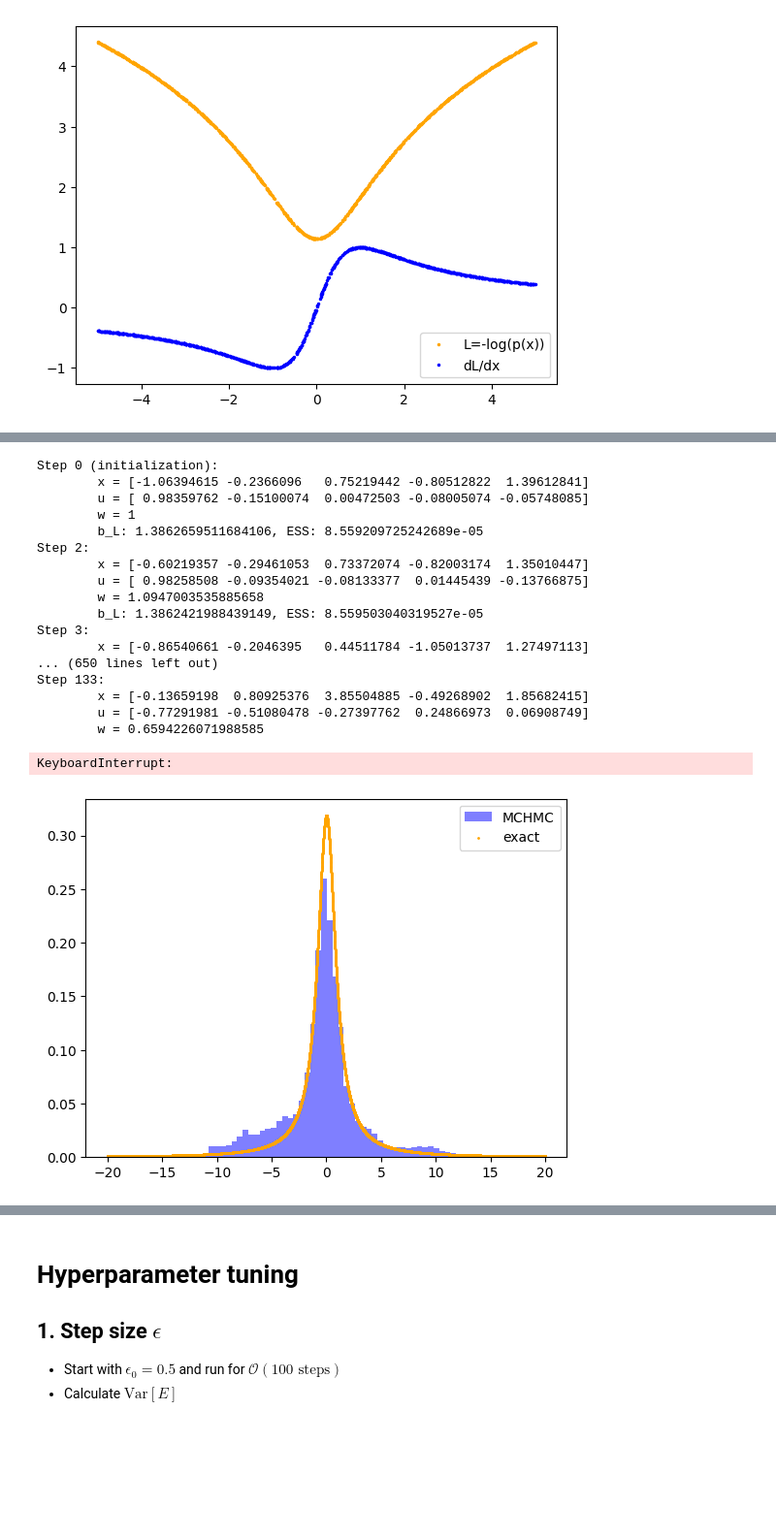
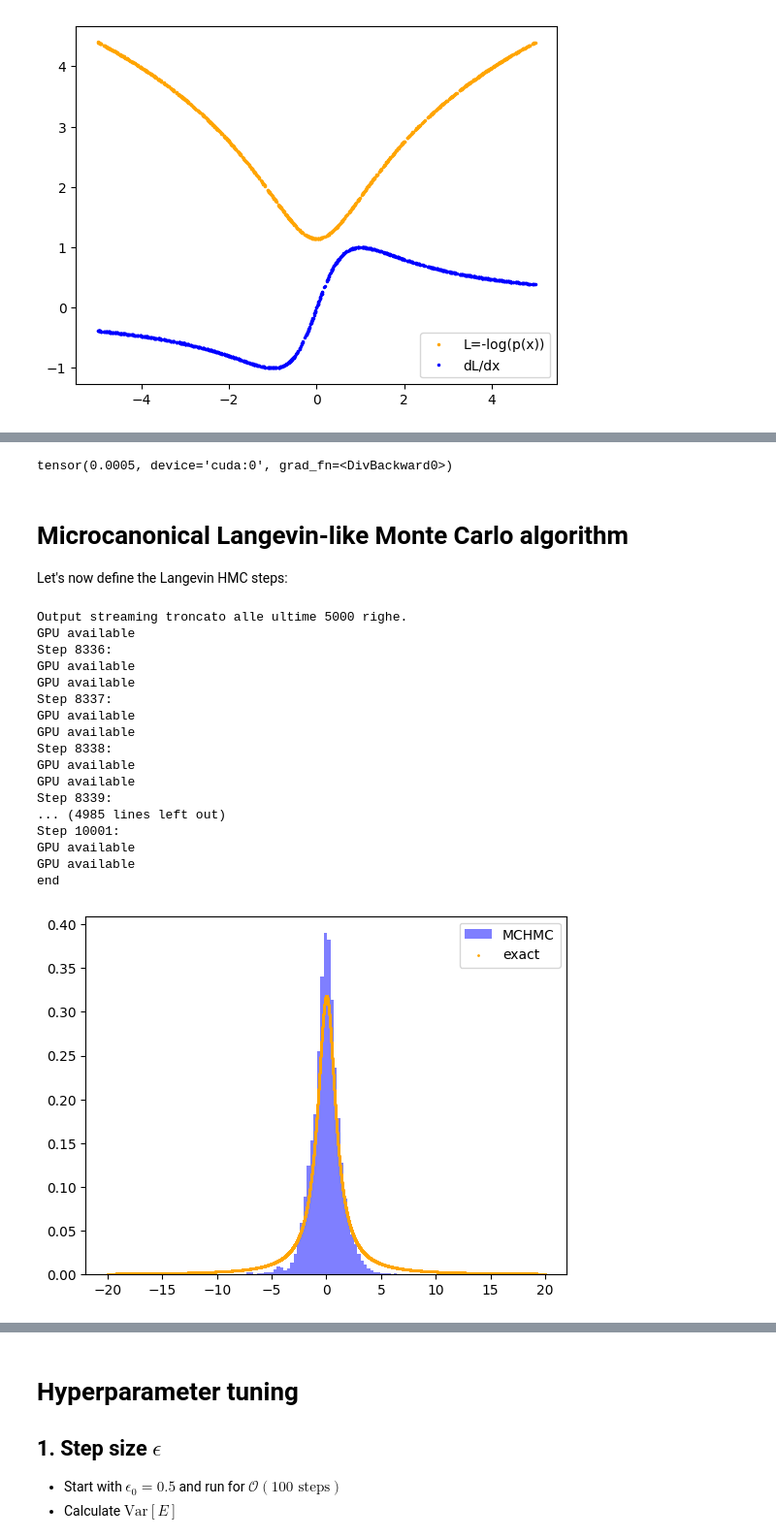
Before and after one commit to GiancarloSaran/MCHMC, a Jupyter notebook: Cauchy_trials.ipynb, the cells around one changed output, grey strips where cells are left out. Shown at 97% size. Saved outputs shown, nothing was run; the diff lists cells and outputs as text; code cells hidden in the pictures; blank space fills up the shorter version.

```diff
--- a/Cauchy_trials.ipynb
+++ b/Cauchy_trials.ipynb
@@ -302,7 +336,7 @@ Here we write the algorithm to implement the MCHMC steps:
 # %%
 # ALGORITHM PARAMETERS
-d = 5  # dimension of the problem
-N = 20000 # number of steps
+d = 1000  # dimension of the problem
+N = 10000 # number of steps
 epsilon = 0.1 # step size
 L = 1 # distance between momentum bounces
 K = int(L//epsilon) #  steps between bounces
@@ -316,0 +351,4 @@ Number of bounces: 2222
+# %%
+debug = True
+X, E, ESS, B_squared = MCHMC_bounces(d, N, L, epsilon, standard_cauchy, leapfrog, debug=debug)
+print("end")
@@ -316,0 +374,7 @@ Number of bounces: 2222
+# %%
+X = X.flatten().to("cpu").detach().numpy()
+x = np.linspace(-20, 20, 10000)
+plt.hist(X, density=True, alpha=0.5, bins=50, color='blue', label='MCHMC')
+plt.scatter(x, standard_cauchy(x).numpy(), color='orange', s=1, label='exact')
+plt.legend()
+plt.show()
@@ -316,0 +383,8 @@ Number of bounces: 2222
+# %%
+print(ESS)
+# %% [output]
+tensor(0.0005, device='cuda:0', grad_fn=<DivBackward0>)
+# %% [markdown]
+# Microcanonical Langevin-like Monte Carlo algorithm
+
+Let's now define the Langevin HMC steps:
@@ -317,31 +438,30 @@ Number of bounces: 2222
 # %%
-X, *_ = MCHMC_bounces(d, N, L, epsilon, standard_cauchy, debug=debug)
+X, E, ESS = MCLMC(d, N, L, epsilon, standard_cauchy, minimal_norm, debug=debug)
 print("end")
 # %% [output]
-Step 0 (initialization):
-        x = [-1.06394615 -0.2366096   0.75219442 -0.80512822  1.39612841]
-        u = [ 0.98359762 -0.15100074  0.00472503 -0.08005074 -0.05748085]
-        w = 1
-        b_L: 1.3862659511684106, ESS: 8.559209725242689e-05
-Step 2:
-        x = [-0.60219357 -0.29461053  0.73372074 -0.82003174  1.35010447]
-        u = [ 0.98258508 -0.09354021 -0.08133377  0.01445439 -0.13766875]
-        w = 1.0947003535885658
-        b_L: 1.3862421988439149, ESS: 8.559503040319527e-05
-Step 3:
-        x = [-0.86540661 -0.2046395   0.44511784 -1.05013737  1.27497113]
-... (650 lines left out)
-Step 133:
-        x = [-0.13659198  0.80925376  3.85504885 -0.49268902  1.85682415]
-        u = [-0.77291981 -0.51080478 -0.27397762  0.24866973  0.06908749]
-        w = 0.6594226071988585
+Output streaming troncato alle ultime 5000 righe.
+GPU available
+Step 8336:
+GPU available
+GPU available
+Step 8337:
+GPU available
+GPU available
+Step 8338:
+GPU available
+GPU available
+Step 8339:
+... (4985 lines left out)
+Step 10001:
+GPU available
+GPU available
+end
-KeyboardInterrupt:
 # %%
-X = X.flatten()
+X = X.flatten().to("cpu").detach().numpy()
 x = np.linspace(-20, 20, 10000)
 plt.hist(X, density=True, alpha=0.5, bins=50, color='blue', label='MCHMC')
 plt.scatter(x, standard_cauchy(x).numpy(), color='orange', s=1, label='exact')
 plt.legend()
 plt.show()
 # %% [output]
-[figure, old version]
+[figure, new version]
```
Also changed, not shown: parts of 36 cells of this notebook.
